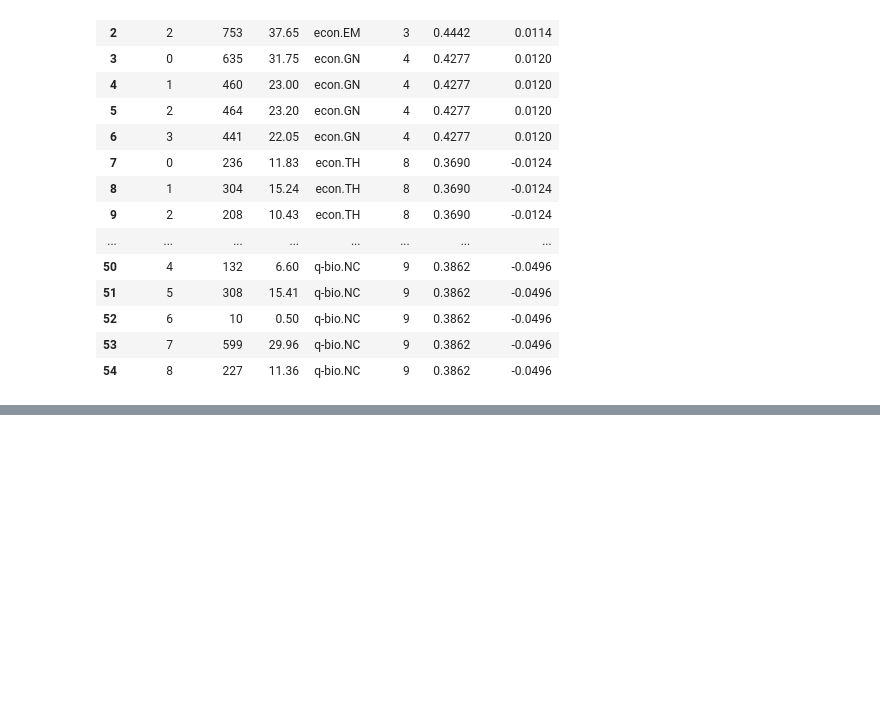
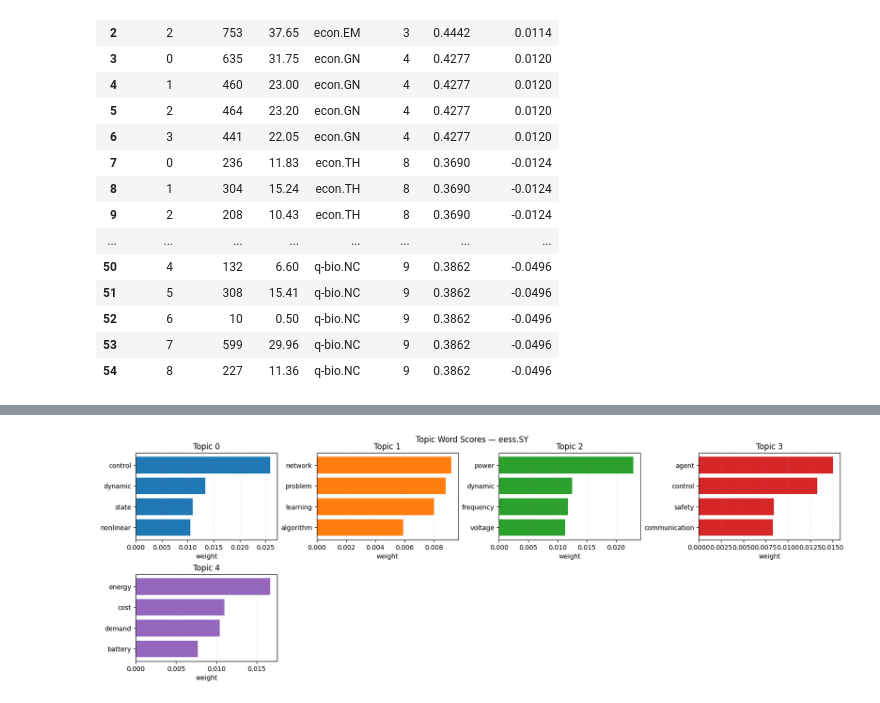
Before and after one commit to janeyays/text_mining, a Jupyter notebook: topic_analysis/lda/lda.ipynb, the cells around one changed output, grey strips where cells are left out. Drawn from its saved outputs; the diff is of its cells as text; code cells hidden in the pictures; blank space fills up the shorter version.

```diff
--- a/topic_analysis/lda/lda.ipynb
+++ b/topic_analysis/lda/lda.ipynb
@@ -1245,3 +1245,84 @@ display(topic_distribution_df)
 | 52 | 6 | 10 | 0.50 | q-bio.NC | 9 | 0.3862 | -0.0496 |
 | 53 | 7 | 599 | 29.96 | q-bio.NC | 9 | 0.3862 | -0.0496 |
 | 54 | 8 | 227 | 11.36 | q-bio.NC | 9 | 0.3862 | -0.0496 |
+# %%
+import pandas as pd
+import matplotlib.pyplot as plt
+import math
+
+# paths (relative to this notebook)
+topic_word_path = "lda_all_topic_word_distribution.csv"
+topic_dist_path = "lda_topic_distribution.csv"
+doc_topics_path = "lda_all_doc_topics.csv"  # fallback if doc counts missing
+
+# load CSVs
+tw = pd.read_csv(topic_word_path)
+td = pd.read_csv(topic_dist_path)
+
+# choose category (case-insensitive)
+desired = "eess.SY"   # change if needed
+
+def find_category_name(df, desired):
+    d = desired.lower()
+    uniques = list(df['category'].unique())
+    for c in uniques:
+        if c.lower() == d:
+            return c
+    for c in uniques:
+        if d in c.lower():
+            return c
+    raise ValueError(f"No category matching {desired!r}. Available (sample): {uniques[:20]}")
+
+cat = find_category_name(tw, desired)
+print("Using category:", cat)
+
+# subset topic-word rows
+cat_words = tw[tw['category'] == cat].copy()
+cat_words['rank'] = cat_words['rank'].astype(int)
+cat_words = cat_words.sort_values(['topic_id', 'rank'])
+
+# get per-topic doc counts (fallback to docs file if needed)
+if 'doc_count' in td.columns and not td[td['category'] == cat].empty:
+    doc_counts = td[td['category'] == cat].set_index('topic_id')['doc_count'].to_dict()
+else:
+    docs_df = pd.read_csv(doc_topics_path)
+    docs_df = docs_df[docs_df['category'] == cat]
+    doc_counts = docs_df['dominant_topic'].value_counts().to_dict()
+
+# Print textual summary like your pasted example
+top_print = 10
+print(f"--- {cat} ---")
+for topic_id in sorted(cat_words['topic_id'].unique()):
+    words = cat_words[cat_words['topic_id'] == topic_id].sort_values('rank')['word'].tolist()[:top_print]
+    words = [w.replace('_', ' ') for w in words]
+    cnt = int(doc_counts.get(topic_id, 0))
+    print(f"Topic {topic_id} ({cnt} docs): " + ", ".join(words))
+
+# Plot horizontal bar charts (top N words per topic)
+top_plot = 4
+topics = sorted(cat_words['topic_id'].unique())
+n_topics = len(topics)
+ncols = min(4, n_topics)
+nrows = math.ceil(n_topics / ncols)
+fig, axes = plt.subplots(nrows, ncols, figsize=(ncols*4, nrows*2.6), constrained_layout=True)
+axes = axes.flatten() if n_topics > 1 else [axes]
+
+cmap = plt.get_cmap('tab10')
+for i, topic_id in enumerate(topics):
+    ax = axes[i]
+    df = cat_words[cat_words['topic_id'] == topic_id].sort_values('rank').head(top_plot)
+    df = df[::-1]
+    ax.barh(df['word'].str.replace('_', ' ', regex=False), df['weight'], color=cmap(i % 10))
+    ax.set_title(f"Topic {topic_id}")
+    ax.set_xlabel("weight")
+    ax.grid(axis='x', linestyle=':', alpha=0.4)
+
+for j in range(len(topics), len(axes)):
+    axes[j].axis('off')
+
+plt.suptitle(f"Topic Word Scores — {cat}", y=1.02)
+plt.show()
+
+# optional: save PNG
+fig.savefig(f"{cat.replace('.', '_')}_topic_word_scores.png", bbox_inches='tight', dpi=150)
+# %% [output]
@@ -1247,0 +1336 @@ display(topic_distribution_df)
+[figure, added]
```
Also changed, not shown: parts of 1 cell of this notebook, 15 other files.
